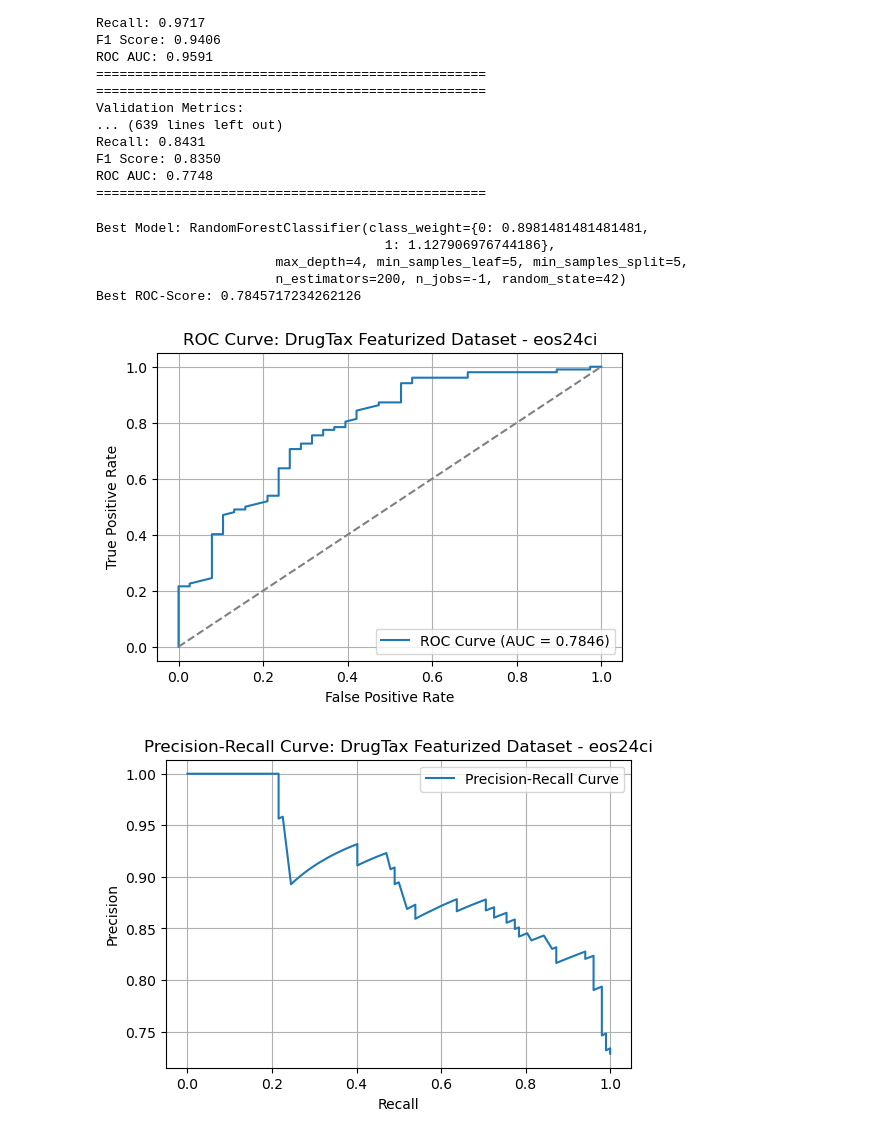
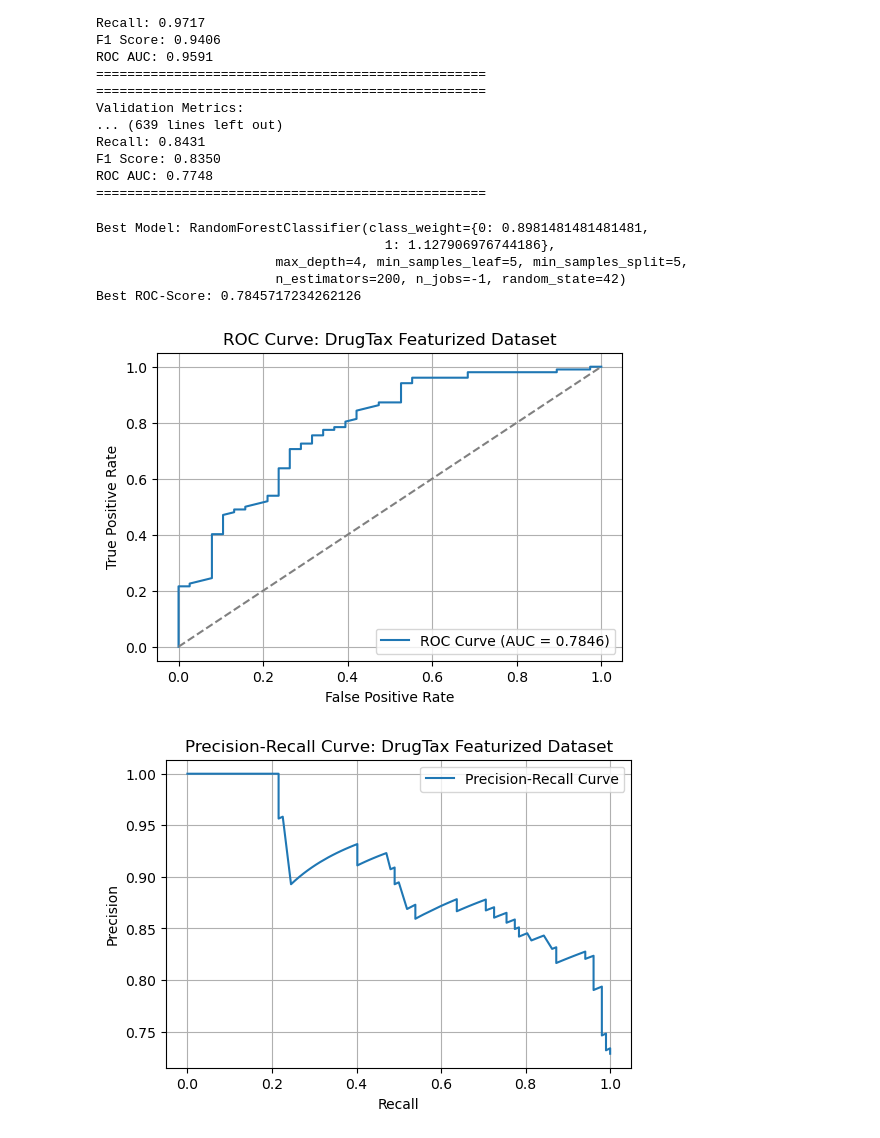
Before and after one commit to GentRoyal/outreachy-contributions, a Jupyter notebook: notebooks/TDC - Toxicity Prediction Task.ipynb, the cells around one changed output. Cells and saved outputs as stored; diff of their text form; code cells hidden in the pictures.

```diff
--- a/notebooks/TDC - Toxicity Prediction Task.ipynb
+++ b/notebooks/TDC - Toxicity Prediction Task.ipynb
@@ -246,7 +244,7 @@ def preprocess_and_resample(model_name, target='Y'):
 #### RandomForestClassifier
 # %%
 def train_randomforest_cv(X_train, y_train, X_test, y_test, X_val, y_val, class_weight,
-                       use_stratified_kfold=False, use_gridsearch=False):
+                           use_stratified_kfold=False, use_gridsearch=False):
 
     # Base hyperparameters
     rf_params = {
@@ -286,7 +284,7 @@ def train_randomforest_cv(X_train, y_train, X_test, y_test, X_val, y_val, class_
         rf = grid_search.best_estimator_
         print("\nBest Parameters from GridSearchCV:", grid_search.best_params_)
 
-    # KFold or StratifiedKFold Cross-Validation
+    # StratifiedKFold Cross-Validation
     if use_stratified_kfold:
         cv = StratifiedKFold(n_splits=5, shuffle=True, random_state=42)
         cv_scores = []
@@ -348,9 +346,6 @@ def train_randomforest_cv(X_train, y_train, X_test, y_test, X_val, y_val, class_
     # Precision-Recall curve
     precision_curve, recall_curve, _ = precision_recall_curve(y_test, y_test_proba)
 
-    # ROC Curve
-    fpr, tpr, _ = roc_curve(y_test, y_test_proba)
-
     return rf, {
         "train_metrics": train_metrics,
         "val_metrics": val_metrics,
@@ -367,10 +362,6 @@ def train_randomforest_cv(X_train, y_train, X_test, y_test, X_val, y_val, class_
 # %% [markdown]
 #### XGBoost Classifier
 # %%
-from xgboost import XGBClassifier
-from sklearn.model_selection import GridSearchCV, StratifiedKFold
-from sklearn.metrics import classification_report, roc_auc_score
-
 def train_xgboost_cv(X_train, y_train, X_test, y_test, X_val, y_val, class_weight=None,
                       use_stratified_kfold=False, use_gridsearch=False):
 
@@ -469,9 +460,6 @@ def train_xgboost_cv(X_train, y_train, X_test, y_test, X_val, y_val, class_weigh
     # Precision-Recall curve
     precision_curve, recall_curve, _ = precision_recall_curve(y_test, y_test_proba)
 
-    # ROC Curve
-    fpr, tpr, _ = roc_curve(y_test, y_test_proba)
-
     return xgb, {
         "train_metrics": train_metrics,
         "val_metrics": val_metrics,
@@ -489,7 +477,7 @@ def train_xgboost_cv(X_train, y_train, X_test, y_test, X_val, y_val, class_weigh
 # %% [markdown]
 #### Model Evaluation
 # %%
-def evaluate_model(model_results, graph_title, Featurizer = model_name):
+def evaluate_model(model_results, graph_title):
     best_model = None
     best_roc_auc = 0
 
@@ -514,10 +502,10 @@ def evaluate_model(model_results, graph_title, Featurizer = model_name):
     plt.plot([0, 1], [0, 1], linestyle="--", color="gray")
     plt.xlabel("False Positive Rate")
     plt.ylabel("True Positive Rate")
-    plt.title(f"ROC Curve: {graph_title} - {Featurizer}")
+    plt.title(f"ROC Curve: {graph_title}")
     plt.legend()
     plt.grid(True)
-    plt.savefig(os.path.join(save_path, f"ROC Curve- {graph_title} - {Featurizer}.png"))
+    plt.savefig(os.path.join(save_path, f"ROC Curve- {graph_title}.png"))
     plt.show()
 
     precision_curve = best_results["precision_curve"]
@@ -527,10 +515,10 @@ def evaluate_model(model_results, graph_title, Featurizer = model_name):
     plt.plot(recall_curve, precision_curve, label="Precision-Recall Curve")
     plt.xlabel("Recall")
     plt.ylabel("Precision")
-    plt.title(f"Precision-Recall Curve: {graph_title} - {Featurizer}")
+    plt.title(f"Precision-Recall Curve: {graph_title}")
     plt.legend()
     plt.grid(True)
-    plt.savefig(os.path.join(save_path, f"Precision-Recall Curve- {graph_title} - {Featurizer}.png"))
+    plt.savefig(os.path.join(save_path, f"Precision-Recall Curve- {graph_title}.png"))
     plt.show()
 
     y_test_pred = best_results["y_test_pred"]
@@ -544,10 +532,10 @@ def evaluate_model(model_results, graph_title, Featurizer = model_name):
     sns.heatmap(cm, annot=True, fmt="d", cmap="Blues", xticklabels=["No Blockage", "Blockage"], yticklabels=["No Blockage", "Blockage"])
     plt.xlabel("Predicted Label")
     plt.ylabel("True Label")
-    plt.title(f"Confusion Matrix: {graph_title} - {Featurizer}\nSpecificity: {specificity:.2%}, NPV: {npv:.2%}")
+    plt.title(f"Confusion Matrix: {graph_title}\nSpecificity: {specificity:.2%}, NPV: {npv:.2%}")
     plt.grid(True)
     # Save the figure
-    plt.savefig(os.path.join(save_path, f"Confusion Matrix: {graph_title} - {Featurizer}"))
+    plt.savefig(os.path.join(save_path, f"Confusion Matrix: {graph_title}"))
     plt.show()
 
 
@@ -563,10 +551,10 @@ def evaluate_model(model_results, graph_title, Featurizer = model_name):
         sns.barplot(x=top_features, y=top_importances)
         plt.xlabel("Features")
         plt.ylabel("Feature Importance")
-        plt.title(f"Top 10 Feature Importances: {graph_title} - {Featurizer}")
+        plt.title(f"Top 10 Feature Importances: {graph_title}")
         plt.xticks(rotation = 45)
         plt.grid(True)
-        plt.savefig(os.path.join(save_path, f"Top 10 Feature Importances: {graph_title} - {Featurizer}"))
+        plt.savefig(os.path.join(save_path, f"Top 10 Feature Importances: {graph_title}"))
         plt.show()
 # %% [markdown]
 #### Model Configuration
@@ -750,12 +792,12 @@ F1 Score: 0.8350
 ROC AUC: 0.7748
 ==================================================
 # %%
-evaluate_model(drugtax_model_results, graph_title = "DrugTax Featurized Dataset", Featurizer = model_name)
+evaluate_model(drugtax_model_results, graph_title = "DrugTax Featurized Dataset")
 # %% [output]
 Best Model: RandomForestClassifier(class_weight={0: 0.8981481481481481,
                                      1: 1.127906976744186},
                        max_depth=4, min_samples_leaf=5, min_samples_split=5,
                        n_estimators=200, n_jobs=-1, random_state=42)
 Best ROC-Score: 0.7845717234262126
-[figure, old version]
+[figure, new version]
-[figure, old version]
+[figure, new version]
```
Also changed, not shown: parts of 18 cells of this notebook, 43 other files.
